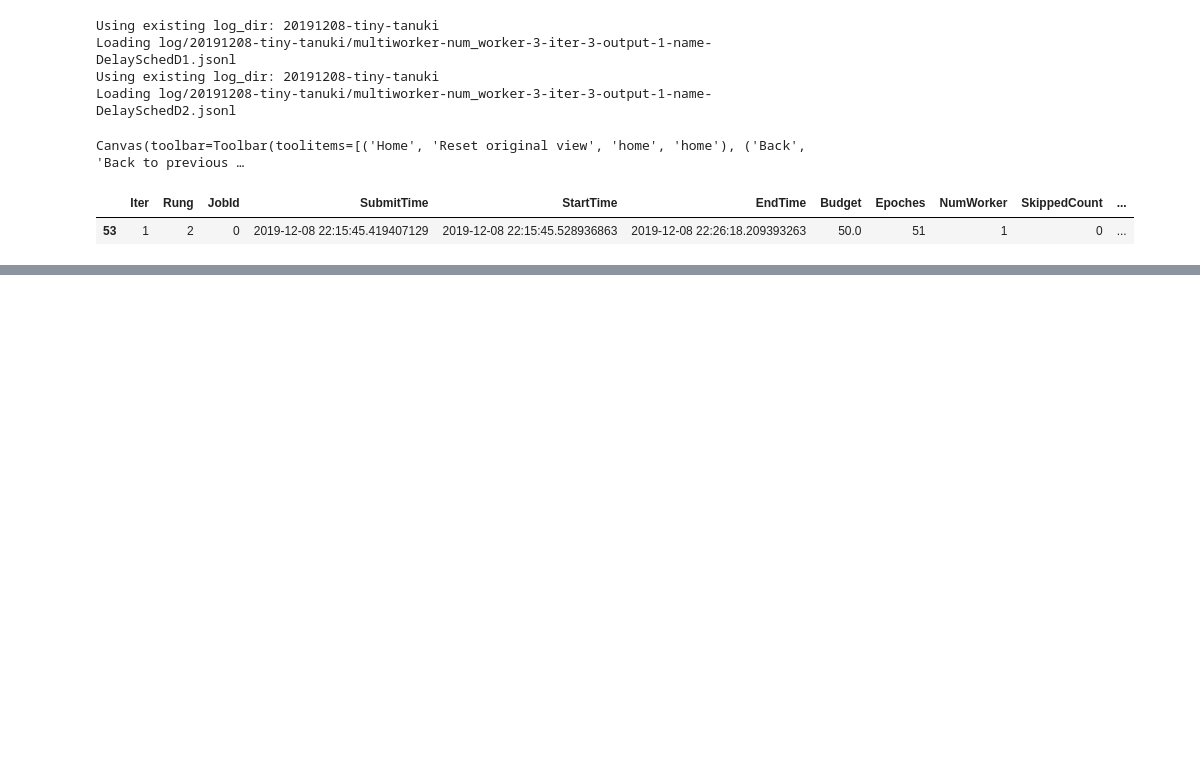
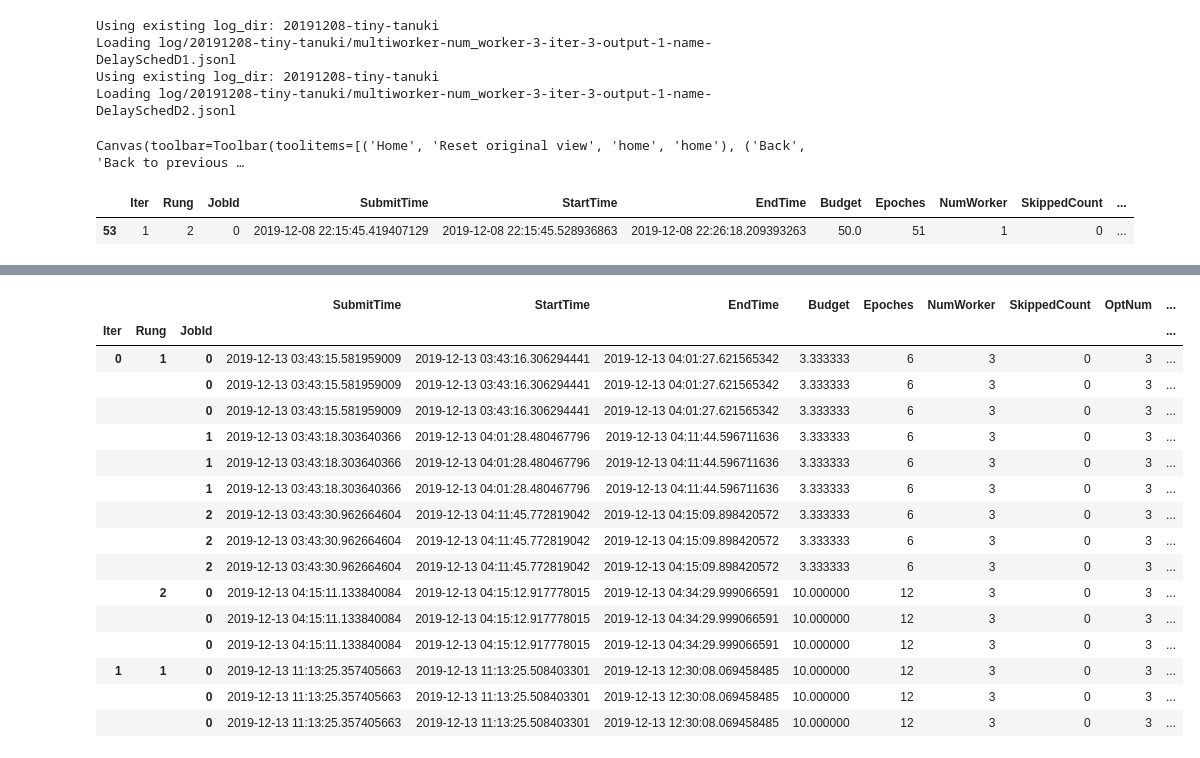
Before and after one commit to jaywonchung/ngpus-profile, a Jupyter notebook: scripts/ana.ipynb, the cells around one changed output, grey strips where cells are left out. Cells and saved outputs as stored; diff of their text form; code cells hidden in the pictures; blank space fills up the shorter version.

```diff
--- a/scripts/ana.ipynb
+++ b/scripts/ana.ipynb
@@ -667,0 +739,7 @@ infos = df.Raw.apply(lambda obj: obj['estimator_info'])
+# %%
+slug = 'classy-caracal'
+for name in [
+    'name-Baseline',
+    'name-DelaySched',
+]:
+    vis.load_jobs_v2(slug, name)
@@ -668 +760,4 @@ infos = df.Raw.apply(lambda obj: obj['estimator_info'])
+# %%
+df = vis.d.classy_caracal.DelaySched.set_index(['Iter', 'Rung', 'JobId'])
+dfb = vis.d.classy_caracal.Baseline.set_index(['Iter', 'Rung', 'JobId'])
 # %%
@@ -693,0 +791,9 @@ for row in infos[0, 1]:
+# %%
+slug = 'nocturnal-okapi'
+for name in [
+    'name-Baseline',
+    'name-DelaySched',
+    'name-BaselineD2',
+    'name-DelaySchedD2',
+]:
+    vis.load_jobs_v2(slug, name)
@@ -693,0 +820,23 @@ for row in infos[0, 1]:
+# %%
+df = vis.d.nocturnal_okapi.DelaySched.set_index(['Iter', 'Rung', 'JobId'])
+dfb = vis.d.nocturnal_okapi.Baseline.set_index(['Iter', 'Rung', 'JobId'])
+# %%
+df[df.EstRun > 0]
+# %% [output]
+|  |  |  | SubmitTime | StartTime | EndTime | Budget | Epoches | NumWorker | SkippedCount | OptNum | ... |
+| Iter | Rung | JobId |  |  |  |  |  |  |  |  | ... |
+| 0 | 1 | 0 | 2019-12-13 03:43:15.581959009 | 2019-12-13 03:43:16.306294441 | 2019-12-13 04:01:27.621565342 | 3.333333 | 6 | 3 | 0 | 3 | ... |
+|  |  | 0 | 2019-12-13 03:43:15.581959009 | 2019-12-13 03:43:16.306294441 | 2019-12-13 04:01:27.621565342 | 3.333333 | 6 | 3 | 0 | 3 | ... |
+|  |  | 0 | 2019-12-13 03:43:15.581959009 | 2019-12-13 03:43:16.306294441 | 2019-12-13 04:01:27.621565342 | 3.333333 | 6 | 3 | 0 | 3 | ... |
+|  |  | 1 | 2019-12-13 03:43:18.303640366 | 2019-12-13 04:01:28.480467796 | 2019-12-13 04:11:44.596711636 | 3.333333 | 6 | 3 | 0 | 3 | ... |
+|  |  | 1 | 2019-12-13 03:43:18.303640366 | 2019-12-13 04:01:28.480467796 | 2019-12-13 04:11:44.596711636 | 3.333333 | 6 | 3 | 0 | 3 | ... |
+|  |  | 1 | 2019-12-13 03:43:18.303640366 | 2019-12-13 04:01:28.480467796 | 2019-12-13 04:11:44.596711636 | 3.333333 | 6 | 3 | 0 | 3 | ... |
+|  |  | 2 | 2019-12-13 03:43:30.962664604 | 2019-12-13 04:11:45.772819042 | 2019-12-13 04:15:09.898420572 | 3.333333 | 6 | 3 | 0 | 3 | ... |
+|  |  | 2 | 2019-12-13 03:43:30.962664604 | 2019-12-13 04:11:45.772819042 | 2019-12-13 04:15:09.898420572 | 3.333333 | 6 | 3 | 0 | 3 | ... |
+|  |  | 2 | 2019-12-13 03:43:30.962664604 | 2019-12-13 04:11:45.772819042 | 2019-12-13 04:15:09.898420572 | 3.333333 | 6 | 3 | 0 | 3 | ... |
+|  | 2 | 0 | 2019-12-13 04:15:11.133840084 | 2019-12-13 04:15:12.917778015 | 2019-12-13 04:34:29.999066591 | 10.000000 | 12 | 3 | 0 | 3 | ... |
+|  |  | 0 | 2019-12-13 04:15:11.133840084 | 2019-12-13 04:15:12.917778015 | 2019-12-13 04:34:29.999066591 | 10.000000 | 12 | 3 | 0 | 3 | ... |
+|  |  | 0 | 2019-12-13 04:15:11.133840084 | 2019-12-13 04:15:12.917778015 | 2019-12-13 04:34:29.999066591 | 10.000000 | 12 | 3 | 0 | 3 | ... |
+| 1 | 1 | 0 | 2019-12-13 11:13:25.357405663 | 2019-12-13 11:13:25.508403301 | 2019-12-13 12:30:08.069458485 | 10.000000 | 12 | 3 | 0 | 3 | ... |
+|  |  | 0 | 2019-12-13 11:13:25.357405663 | 2019-12-13 11:13:25.508403301 | 2019-12-13 12:30:08.069458485 | 10.000000 | 12 | 3 | 0 | 3 | ... |
+|  |  | 0 | 2019-12-13 11:13:25.357405663 | 2019-12-13 11:13:25.508403301 | 2019-12-13 12:30:08.069458485 | 10.000000 | 12 | 3 | 0 | 3 | ... |
```
Also changed, not shown: parts of 30 cells of this notebook, 2 other files.
